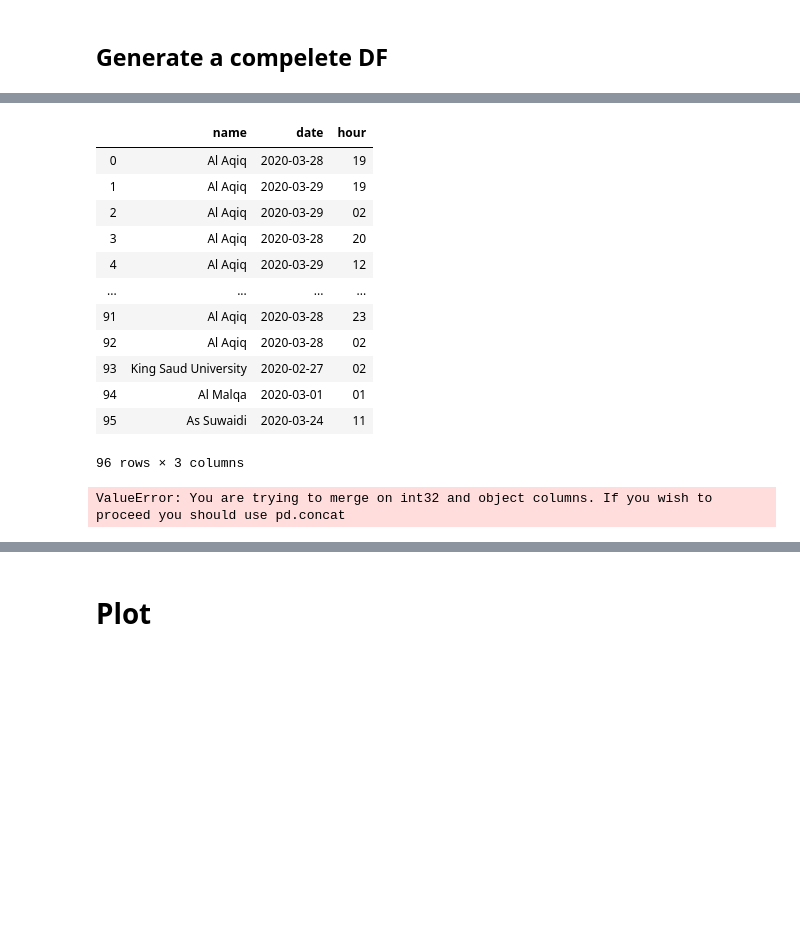
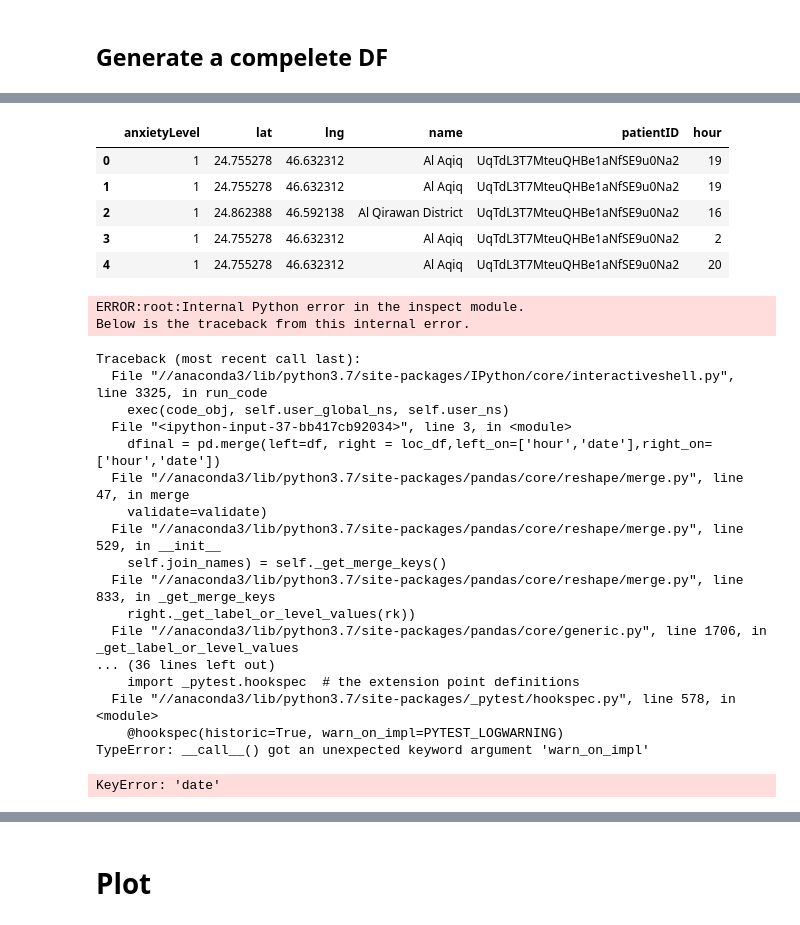
Before and after one commit to RaghadAlshalaan/SereneReport, a Jupyter notebook: firestore generate report.ipynb, the cells around one changed output, grey strips where cells are left out. Drawn from its saved outputs; the diff is of its cells as text; code cells hidden in the pictures; blank space fills up the shorter version.

```diff
--- a/firestore generate report.ipynb
+++ b/firestore generate report.ipynb
@@ -130,4 +153,6 @@ loc_df.tail(5)
 # %%
-loc_df['date'] = pd.to_datetime(loc_df['time'], format='%Y:%M:%D').dt.date
-loc_df['hour'] = pd.to_datetime(loc_df['time'], format='%H').dt.time
-loc_df.drop(['time'], axis=1, inplace = True)
+loc_df.time.apply(str)
+loc_df['time'] = pd.to_datetime(loc_df['time'])
+loc_df['hour'] = loc_df['time'].apply(lambda time: time.strftime('%H'))
+loc_df.drop(['time'],axis=1, inplace = True)
+loc_df.hour = loc_df.hour.astype(int)
@@ -143,27 +159,36 @@ loc_df.tail(5)
-# %%
-loc_df['hour'] = loc_df['hour'].apply(lambda time: time.strftime('%H'))
+# %%
+loc_df.date = loc_df.date.astype(str)
 # %%
-loc_df
+loc_df.head()
 # %% [output]
-|  | name | date | hour |
-| 0 | Al Aqiq | 2020-03-28 | 19 |
-| 1 | Al Aqiq | 2020-03-29 | 19 |
-| 2 | Al Aqiq | 2020-03-29 | 02 |
-| 3 | Al Aqiq | 2020-03-28 | 20 |
-| 4 | Al Aqiq | 2020-03-29 | 12 |
-| ... | ... | ... | ... |
-| 91 | Al Aqiq | 2020-03-28 | 23 |
-| 92 | Al Aqiq | 2020-03-28 | 02 |
-| 93 | King Saud University | 2020-02-27 | 02 |
-| 94 | Al Malqa | 2020-03-01 | 01 |
-| 95 | As Suwaidi | 2020-03-24 | 11 |
+|  | anxietyLevel | lat | lng | name | patientID | hour |
+| 0 | 1 | 24.755278 | 46.632312 | Al Aqiq | UqTdL3T7MteuQHBe1aNfSE9u0Na2 | 19 |
+| 1 | 1 | 24.755278 | 46.632312 | Al Aqiq | UqTdL3T7MteuQHBe1aNfSE9u0Na2 | 19 |
+| 2 | 1 | 24.862388 | 46.592138 | Al Qirawan District | UqTdL3T7MteuQHBe1aNfSE9u0Na2 | 16 |
+| 3 | 1 | 24.755278 | 46.632312 | Al Aqiq | UqTdL3T7MteuQHBe1aNfSE9u0Na2 | 2 |
+| 4 | 1 | 24.755278 | 46.632312 | Al Aqiq | UqTdL3T7MteuQHBe1aNfSE9u0Na2 | 20 |
-96 rows × 3 columns
 # %%
 #merge dataframe
 
- #dfinal = pd.merge(left=df,
-                  # right = loc_df,
-                  # left_on=['hour','date'],
-                   #right_on=['hour','date'])
+dfinal = pd.merge(left=df, right = loc_df,left_on=['hour','date'],right_on=['hour','date'])
 # %% [output]
-ValueError: You are trying to merge on int32 and object columns. If you wish to proceed you should use pd.concat
+ERROR:root:Internal Python error in the inspect module.
+Below is the traceback from this internal error.
+Traceback (most recent call last):
+  File "//anaconda3/lib/python3.7/site-packages/IPython/core/interactiveshell.py", line 3325, in run_code
+    exec(code_obj, self.user_global_ns, self.user_ns)
+  File "<ipython-input-37-bb417cb92034>", line 3, in <module>
+    dfinal = pd.merge(left=df, right = loc_df,left_on=['hour','date'],right_on=['hour','date'])
+  File "//anaconda3/lib/python3.7/site-packages/pandas/core/reshape/merge.py", line 47, in merge
+    validate=validate)
+  File "//anaconda3/lib/python3.7/site-packages/pandas/core/reshape/merge.py", line 529, in __init__
+    self.join_names) = self._get_merge_keys()
+  File "//anaconda3/lib/python3.7/site-packages/pandas/core/reshape/merge.py", line 833, in _get_merge_keys
+    right._get_label_or_level_values(rk))
+  File "//anaconda3/lib/python3.7/site-packages/pandas/core/generic.py", line 1706, in _get_label_or_level_values
+... (36 lines left out)
+    import _pytest.hookspec  # the extension point definitions
+  File "//anaconda3/lib/python3.7/site-packages/_pytest/hookspec.py", line 578, in <module>
+    @hookspec(historic=True, warn_on_impl=PYTEST_LOGWARNING)
+TypeError: __call__() got an unexpected keyword argument 'warn_on_impl'
+KeyError: 'date'
```
Also changed, not shown: parts of 11 cells of this notebook.
